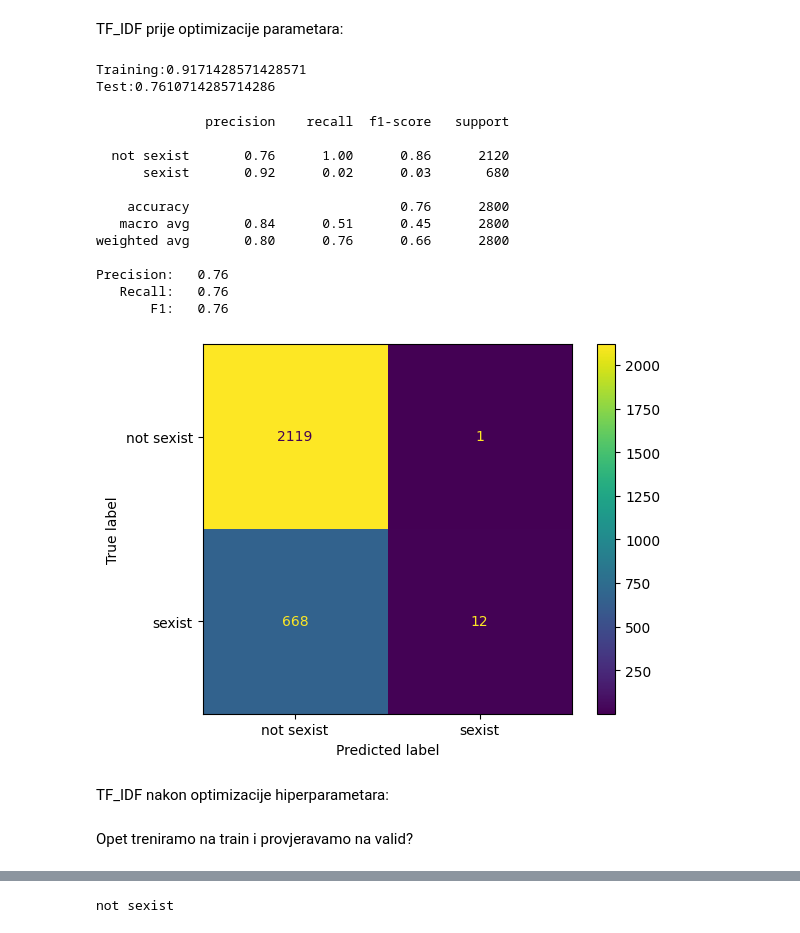
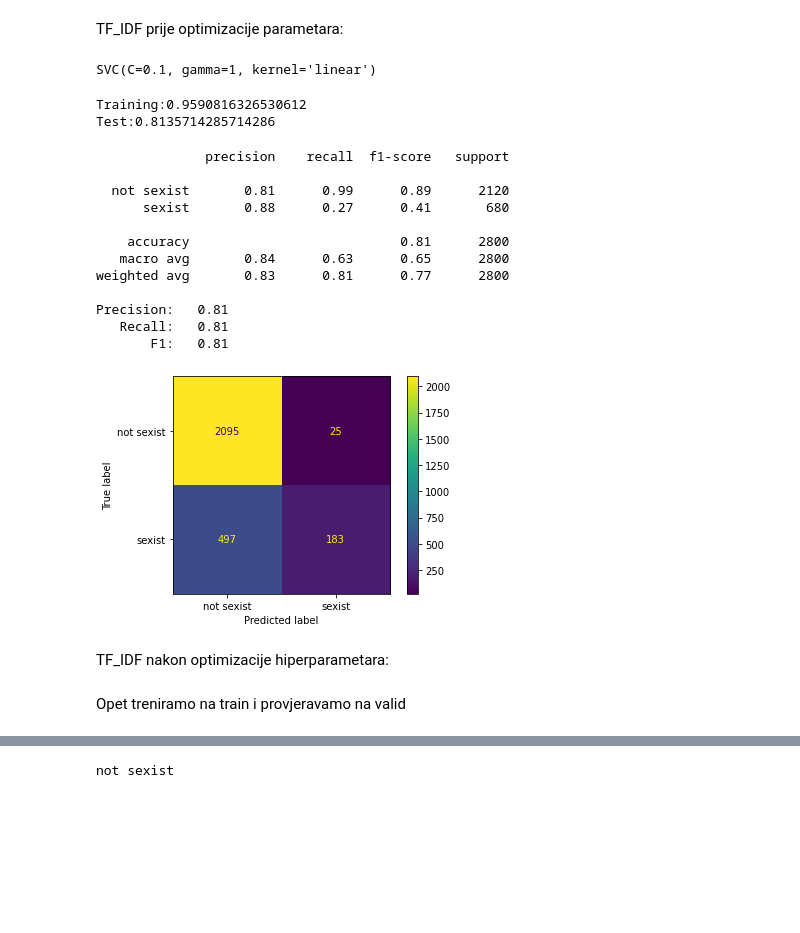
Before and after one commit to antoniolukic/binary-detection-of-sexism, a Jupyter notebook: SVM.ipynb, the cells around one changed output, grey strips where cells are left out. Cells and saved outputs as stored; diff of their text form; code cells hidden in the pictures; blank space fills up the shorter version.

```diff
--- a/SVM.ipynb
+++ b/SVM.ipynb
@@ -378,18 +271,0 @@ Training:0.7573469387755102
-# %%
-def evaluate(model, text, y_test, target_names=('not sexist', 'sexist')):
-    import matplotlib.pyplot as plt
-    from sklearn.metrics import classification_report
-    from sklearn.metrics import ConfusionMatrixDisplay
-    from sklearn.metrics import precision_recall_fscore_support
-
-    text_features = W2Vvectorize(text)
-    y_test_pred = model.predict(text_features)
-    print(classification_report(y_test, y_test_pred, target_names=target_names))
-
-    precision, recall, f1, _ = precision_recall_fscore_support(y_test, y_test_pred, average="micro")
-    print(f"Precision: {precision:6.2f}")
-    print(f"   Recall: {recall:6.2f}")
-    print(f"       F1: {f1:6.2f}")
-
-    ConfusionMatrixDisplay.from_predictions(y_test, y_test_pred, display_labels=target_names)
-    plt.show()
@@ -529,30 +394,33 @@ SVM +TF_IDF
 TF_IDF prije optimizacije parametara:
 # %%
 from sklearn.feature_extraction.text import TfidfVectorizer
+from sklearn.svm import SVC
+from sklearn.pipeline import make_pipeline
+from sklearn.preprocessing import StandardScaler
+from sklearn.preprocessing import LabelEncoder
 
 corpus = df_train["text"]
 vectorizer = TfidfVectorizer()
 X = vectorizer.fit_transform(corpus)
-
 le = LabelEncoder()
-clf = SVC()
-
 lista_label = np.array(df_train["label"])
 lista_label = le.fit_transform(lista_label)
 
-clf = make_pipeline(StandardScaler(with_mean=False), SVC(gamma='auto'))
-clf = clf.fit(X, lista_label)
+clf = SVC(C=0.1, gamma = 1, kernel = 'linear')
+clf.fit(X, lista_label)
+# %% [output]
+SVC(C=0.1, gamma=1, kernel='linear')
 # %%
 print("Training:"+str(clf.score(X, lista_label)))
 
-lista_label_test = np.array(df_test["label"])
-lista_label_test = le.transform(lista_label_test)
-nova_lista_test = vectorizer.transform(df_test["text"])
+label_test = np.array(df_test["label"])
+label_test = le.transform(label_test)
+text_test = vectorizer.transform(df_test["text"])
 
-print("Test:"+str(clf.score(nova_lista_test,lista_label_test)))
+print("Test:"+str(clf.score(text_test,label_test)))
 # %% [output]
-Training:0.9171428571428571
-Test:0.7610714285714286
+Training:0.9590816326530612
+Test:0.8135714285714286
 # %%
 def evaluate(model, tf_idf, text, y_test, target_names=('not sexist', 'sexist')):
     import matplotlib.pyplot as plt
@@ -572,22 +440,22 @@ def evaluate(model, tf_idf, text, y_test, target_names=('not sexist', 'sexist'))
     ConfusionMatrixDisplay.from_predictions(y_test, y_test_pred, display_labels=target_names)
     plt.show()
 # %%
-evaluate(clf, vectorizer, df_test.text, lista_label_test)
+evaluate(clf, vectorizer, df_test.text, label_test)
 # %% [output]
               precision    recall  f1-score   support
 
-  not sexist       0.76      1.00      0.86      2120
-      sexist       0.92      0.02      0.03       680
+  not sexist       0.81      0.99      0.89      2120
+      sexist       0.88      0.27      0.41       680
 
-    accuracy                           0.76      2800
-   macro avg       0.84      0.51      0.45      2800
-weighted avg       0.80      0.76      0.66      2800
+    accuracy                           0.81      2800
+   macro avg       0.84      0.63      0.65      2800
+weighted avg       0.83      0.81      0.77      2800
 
-Precision:   0.76
-   Recall:   0.76
-       F1:   0.76
+Precision:   0.81
+   Recall:   0.81
+       F1:   0.81
-[figure, old version]
+[figure, new version]
 # %% [markdown]
 TF_IDF nakon optimizacije hiperparametara:
 # %% [markdown]
-Opet treniramo na train i provjeravamo na valid?
+Opet treniramo na train i provjeravamo na valid
```
Also changed, not shown: parts of 48 cells of this notebook.
